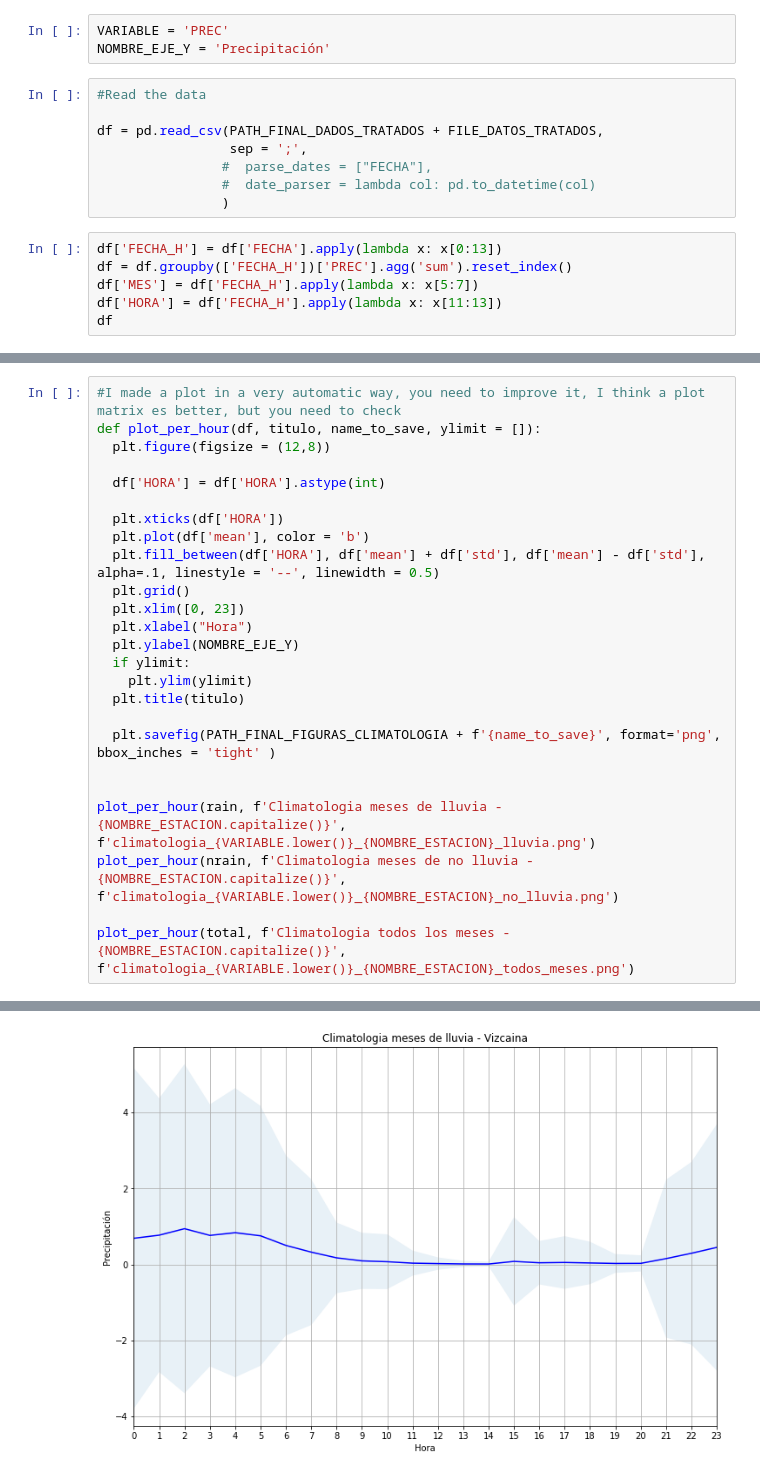
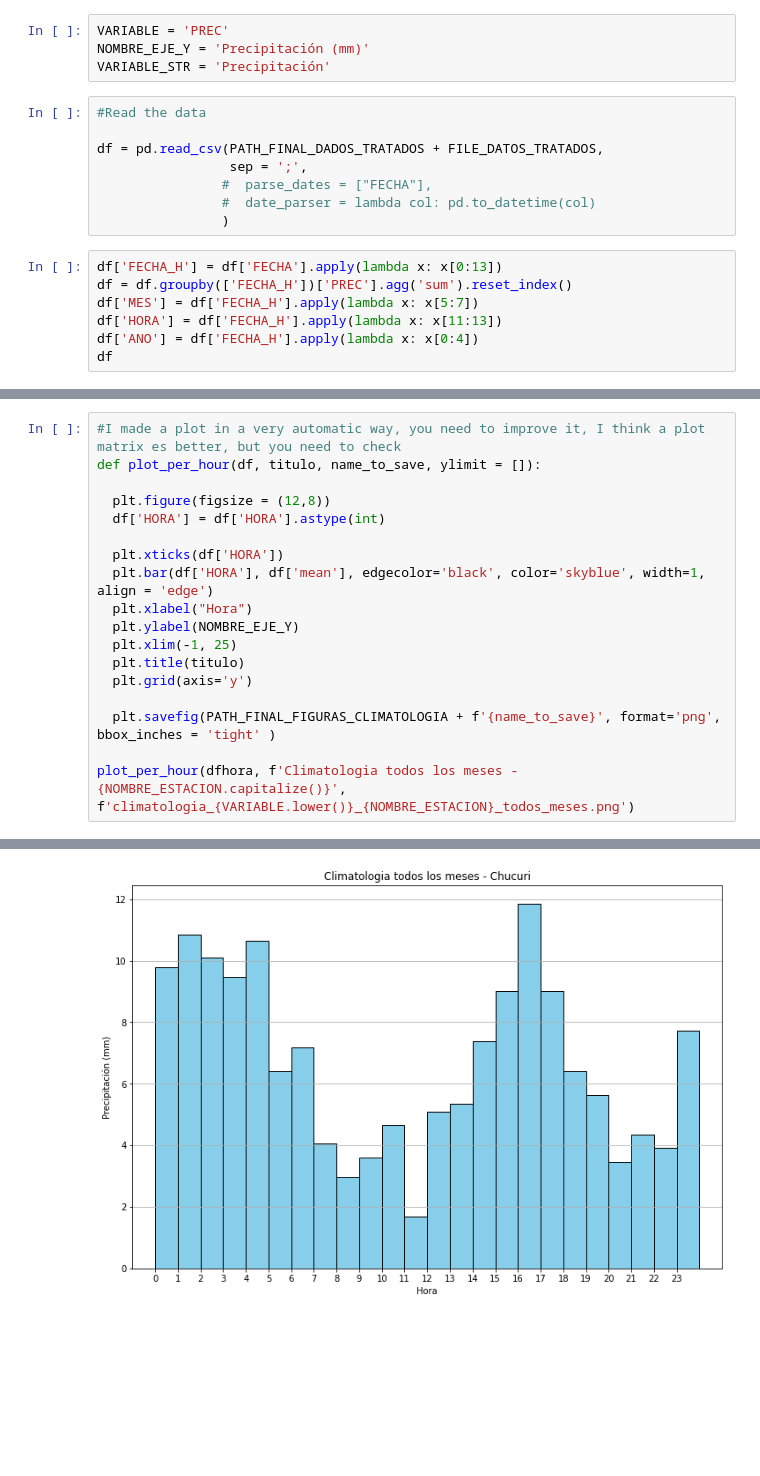
Before and after one commit to chris051091/Seminario-3, a Jupyter notebook: climatologia/src/chucuri/Climatologia_Precipitación_Chucuri.ipynb, the cells around one changed output, grey strips where cells are left out. Drawn from its saved outputs; the diff is of its cells as text; blank space fills up the shorter version.

```diff
--- a/climatologia/src/chucuri/Climatologia_Precipitación_Chucuri.ipynb
+++ b/climatologia/src/chucuri/Climatologia_Precipitación_Chucuri.ipynb
@@ -20,7 +20,8 @@ PATH_FINAL_FIGURAS_CLIMATOLOGIA = PATH_DRIVE + PATH_CLIMATOLOGIA + NOMBRE_ESTACI
 FILE_DATOS_TRATADOS = NOMBRE_ESTACION.lower() + '_tratados_prec.csv'
 # %%
 VARIABLE = 'PREC'
-NOMBRE_EJE_Y = 'Precipitación'
+NOMBRE_EJE_Y = 'Precipitación (mm)'
+VARIABLE_STR = 'Precipitación'
 # %%
 #Read the data
 
@@ -34,5 +35,6 @@ df['FECHA_H'] = df['FECHA'].apply(lambda x: x[0:13])
 df = df.groupby(['FECHA_H'])['PREC'].agg('sum').reset_index()
 df['MES'] = df['FECHA_H'].apply(lambda x: x[5:7])
 df['HORA'] = df['FECHA_H'].apply(lambda x: x[11:13])
+df['ANO'] = df['FECHA_H'].apply(lambda x: x[0:4])
 df
 # %% [output]
@@ -84,26 +125,19 @@ rain = rdf[['HORA', 'mean', 'std']]
 # %%
 #I made a plot in a very automatic way, you need to improve it, I think a plot matrix es better, but you need to check
 def plot_per_hour(df, titulo, name_to_save, ylimit = []):
+
   plt.figure(figsize = (12,8))
-
   df['HORA'] = df['HORA'].astype(int)
 
   plt.xticks(df['HORA'])
-  plt.plot(df['mean'], color = 'b')
-  plt.fill_between(df['HORA'], df['mean'] + df['std'], df['mean'] - df['std'], alpha=.1, linestyle = '--', linewidth = 0.5)
-  plt.grid()
-  plt.xlim([0, 23])
+  plt.bar(df['HORA'], df['mean'], edgecolor='black', color='skyblue', width=1, align = 'edge')
   plt.xlabel("Hora")
   plt.ylabel(NOMBRE_EJE_Y)
-  if ylimit:
-    plt.ylim(ylimit)
+  plt.xlim(-1, 25)
   plt.title(titulo)
+  plt.grid(axis='y')
 
   plt.savefig(PATH_FINAL_FIGURAS_CLIMATOLOGIA + f'{name_to_save}', format='png', bbox_inches = 'tight' )
 
-
-plot_per_hour(rain, f'Climatologia meses de lluvia - {NOMBRE_ESTACION.capitalize()}', f'climatologia_{VARIABLE.lower()}_{NOMBRE_ESTACION}_lluvia.png')
-plot_per_hour(nrain, f'Climatologia meses de no lluvia - {NOMBRE_ESTACION.capitalize()}', f'climatologia_{VARIABLE.lower()}_{NOMBRE_ESTACION}_no_lluvia.png')
-
-plot_per_hour(total, f'Climatologia todos los meses - {NOMBRE_ESTACION.capitalize()}', f'climatologia_{VARIABLE.lower()}_{NOMBRE_ESTACION}_todos_meses.png')
+plot_per_hour(dfhora, f'Climatologia todos los meses - {NOMBRE_ESTACION.capitalize()}', f'climatologia_{VARIABLE.lower()}_{NOMBRE_ESTACION}_todos_meses.png')
 # %% [output]
@@ -115 +144 @@ See the caveats in the documentation: https://pandas.pydata.org/pandas-docs/stab
-[figure, old version]
+[figure, new version]
```
Also changed, not shown: parts of 7 cells of this notebook.
